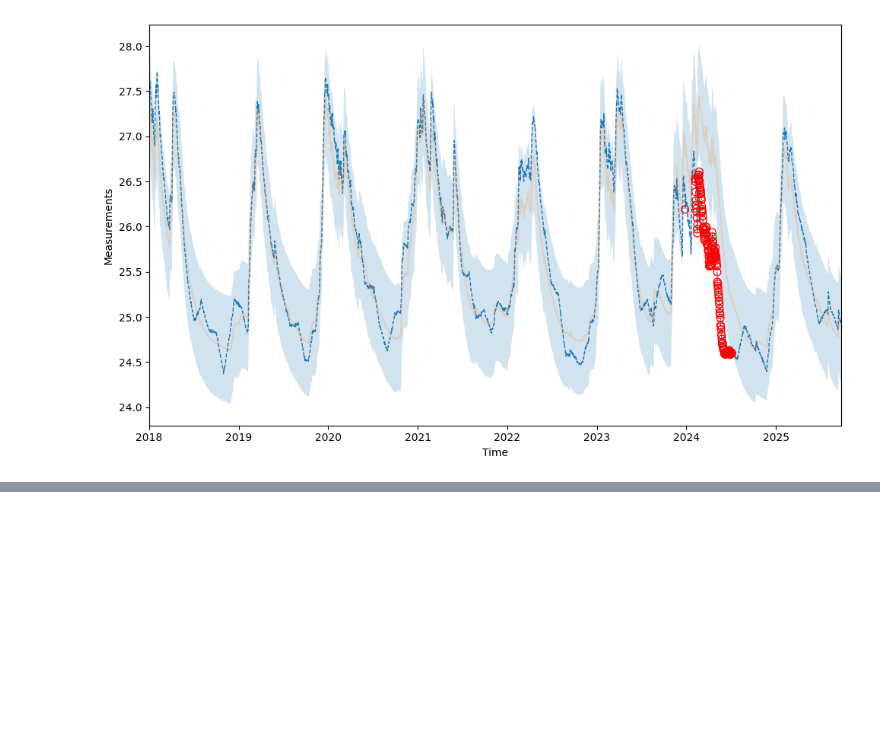
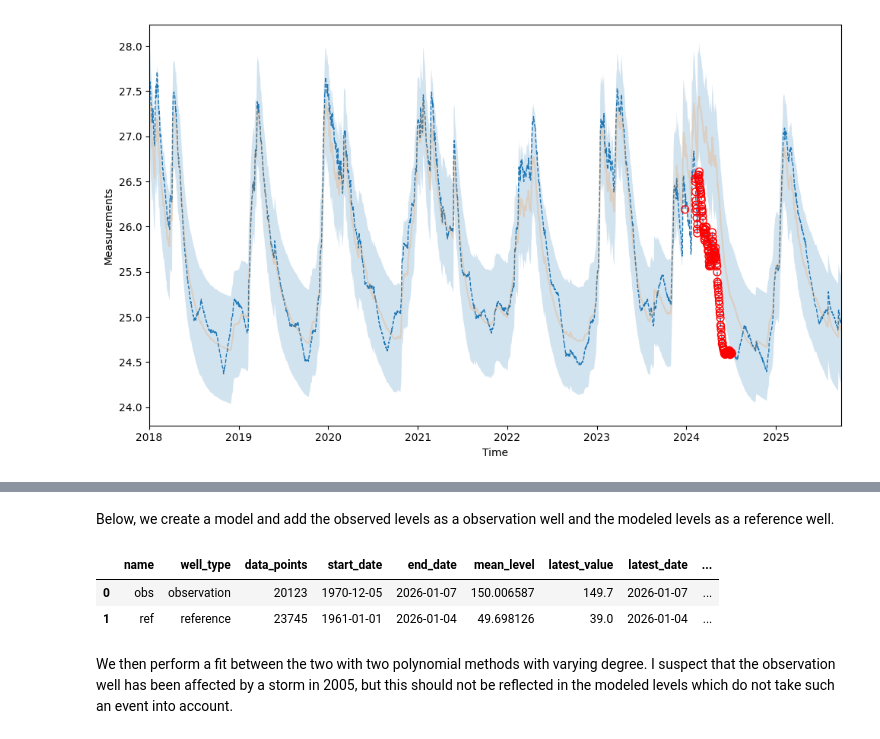
Before and after one commit to andersretznerSGU/gwrefpy, a Jupyter notebook: docs/user_guide/8_using_sgu_wells.ipynb, the cells around one changed output, grey strips where cells are left out. Saved outputs shown, nothing was run; the diff lists cells and outputs as text; code cells hidden in the pictures; blank space fills up the shorter version.

```diff
--- a/docs/user_guide/8_using_sgu_wells.ipynb
+++ b/docs/user_guide/8_using_sgu_wells.ipynb
@@ -80,0 +104,16 @@ Happy monitoring and big thanks to SGU for their impressive monitoring network.
+# %% [markdown]
+Below, we create a model and add the observed levels as a observation well and the modeled levels as a reference well.
+# %%
+model = gr.Model("modeled ref test")
+
+model.add_well([
+    gr.Well("obs", False, observed),
+    gr.Well("ref", True, modeled)
+])
+model.wells_summary()
+# %% [output]
+|  | name | well_type | data_points | start_date | end_date | mean_level | latest_value | latest_date | ... |
+| 0 | obs | observation | 20123 | 1970-12-05 | 2026-01-07 | 150.006587 | 149.7 | 2026-01-07 | ... |
+| 1 | ref | reference | 23745 | 1961-01-01 | 2026-01-04 | 49.698126 | 39.0 | 2026-01-04 | ... |
+# %% [markdown]
+We then perform a fit between the two with two polynomial methods with varying degree. I suspect that the observation well has been affected by a storm in 2005, but this should not be reflected in the modeled levels which do not take such an event into account.
```
Also changed, not shown: parts of 11 cells of this notebook.
